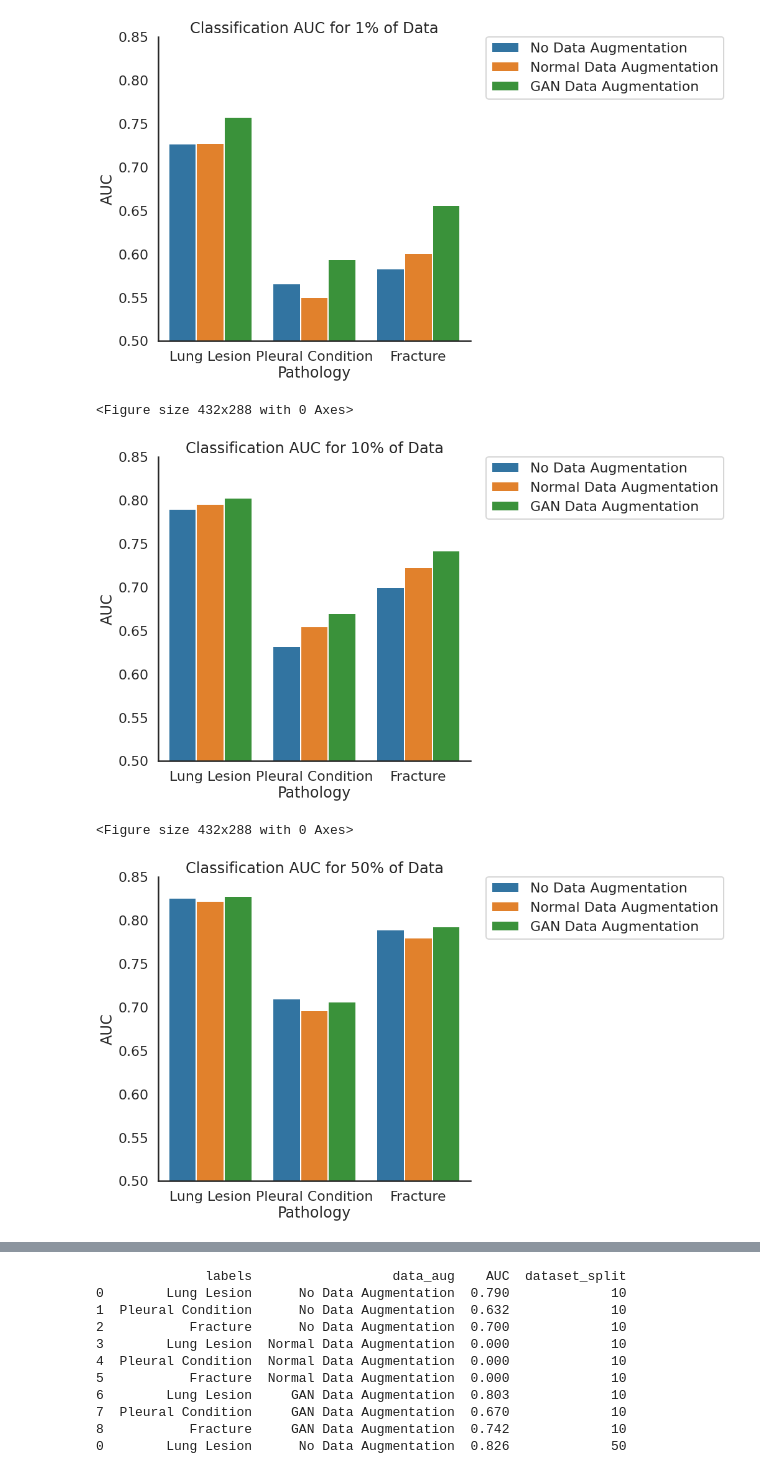
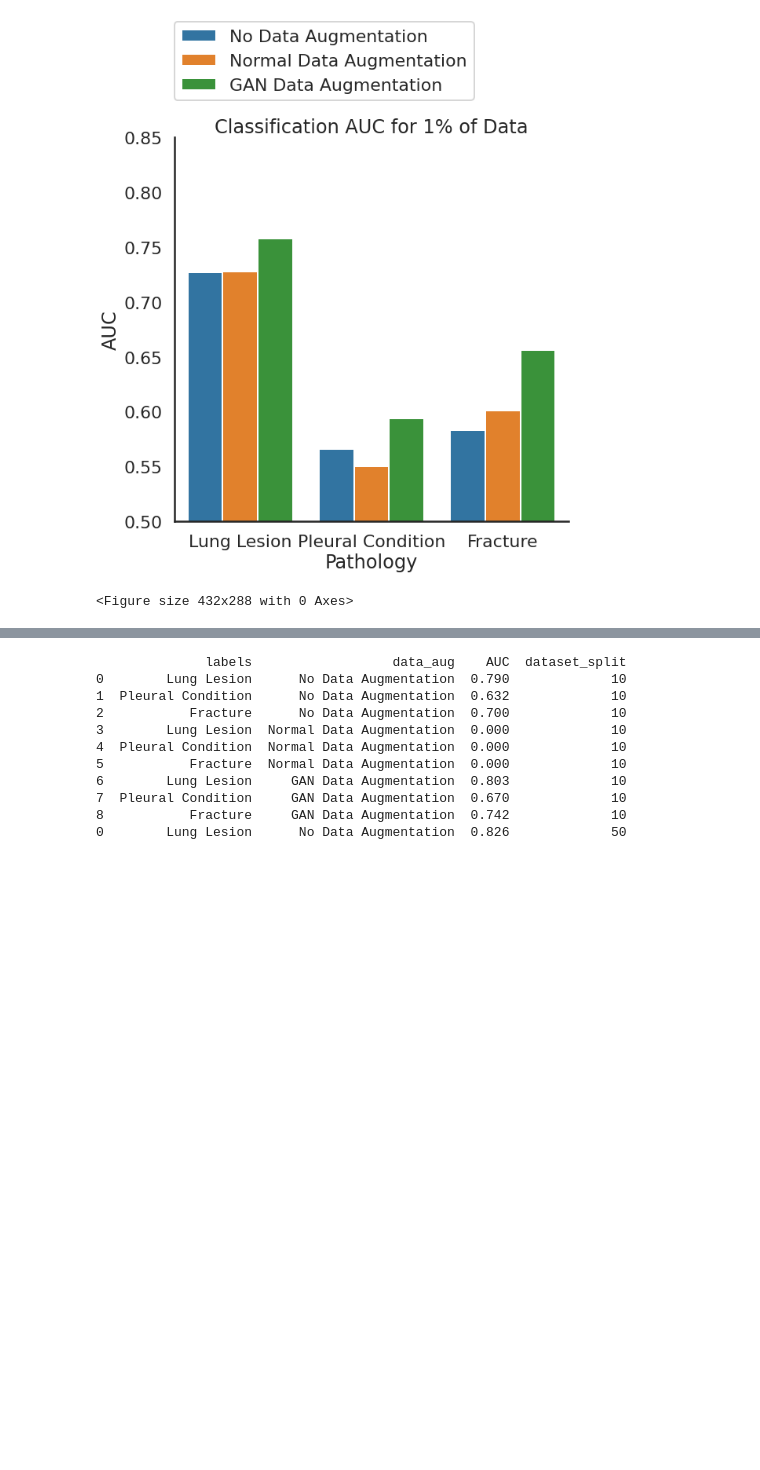
Before and after one commit to ssundaram21/chest_xray_data_augmentation, a Jupyter notebook: figure_code.ipynb, the cells around one changed output, grey strips where cells are left out. Cells and saved outputs as stored; diff of their text form; code cells hidden in the pictures; blank space fills up the shorter version.

```diff
--- a/figure_code.ipynb
+++ b/figure_code.ipynb
@@ -8,8 +8,8 @@ from sklearn.preprocessing import normalize, MinMaxScaler
 import seaborn as sns
 import numpy as np
 from sklearn.preprocessing import OneHotEncoder
-sns.set_style("white")
-sns.set_context("poster")
+#sns.set_style("white")
+#sns.set_context("poster")
 # %%
 AUC_1=[
             [0.727,0.728,0.758],
@@ -19,44 +19,41 @@ AUC_1=[
 
 AUC_10=[
             [0.790,0.796,0.803],
             [0.632,0.655,0.670],
             [0.700,0.723,0.742]
         ]
 AUC_50=[
             [0.826,0.822,0.828],
             [0.710,0.696,0.706],
             [0.789,0.780,0.793]
         ]
 AUC_100=[
-            [0.835,1,0.834],
-            [0.721,1,0.727],
-            [0.811,1,0.807]
+            [0.835,0.832,0.834],
+            [0.721,0.712,0.727],
+            [0.811,0.793,0.807]
         ]
 
 def graph(array,dataset_split):
     columns=['No Data Augmentation','Normal Data Augmentation','GAN Data Augmentation']
     labels=['Lung Lesion','Pleural Condition','Fracture']
     df=pd.DataFrame(array,columns=columns)
     df['labels']=labels
     df=pd.melt(df, id_vars=['labels'], value_vars=columns, var_name='data_aug', value_name='AUC')
     df['dataset_split']=dataset_split
     plt.figure(figsize=(9,9))
     ax = sns.barplot(x='labels',y='AUC',hue='data_aug',data=df)
-    plt.legend(bbox_to_anchor=(1.05, 1), loc=2, borderaxespad=0.)
-    plt.title("Classification AUC for {}% of Data".format(dataset_split))
-    plt.xlabel("Pathology")
+    plt.legend(bbox_to_anchor=(0, 1.3), loc=2, borderaxespad=0.)
+    plt.title("Classification AUC for {}% of Data".format(dataset_split),fontname="sans-serif")
+    plt.xlabel("Pathology",fontname="sans-serif")
     plt.ylim(0.50,0.85)
     sns.despine()
     plt.show()
     plt.clf()
     return df
 AUC_1_df=graph(AUC_1,1)
-AUC_10_df=graph(AUC_10,10)
-AUC_50_df=graph(AUC_50,50)
-AUC_100_df=graph(AUC_100,100)
+#AUC_10_df=graph(AUC_10,10)
+#AUC_50_df=graph(AUC_50,50)
+#AUC_100_df=graph(AUC_100,100)
 # %% [output]
-[figure, old version]
+[figure, new version]
 <Figure size 432x288 with 0 Axes>
-[figure, removed]
-<Figure size 432x288 with 0 Axes>
-[figure, removed]
```
Also changed, not shown: parts of 1 cell of this notebook, 5 other files.
